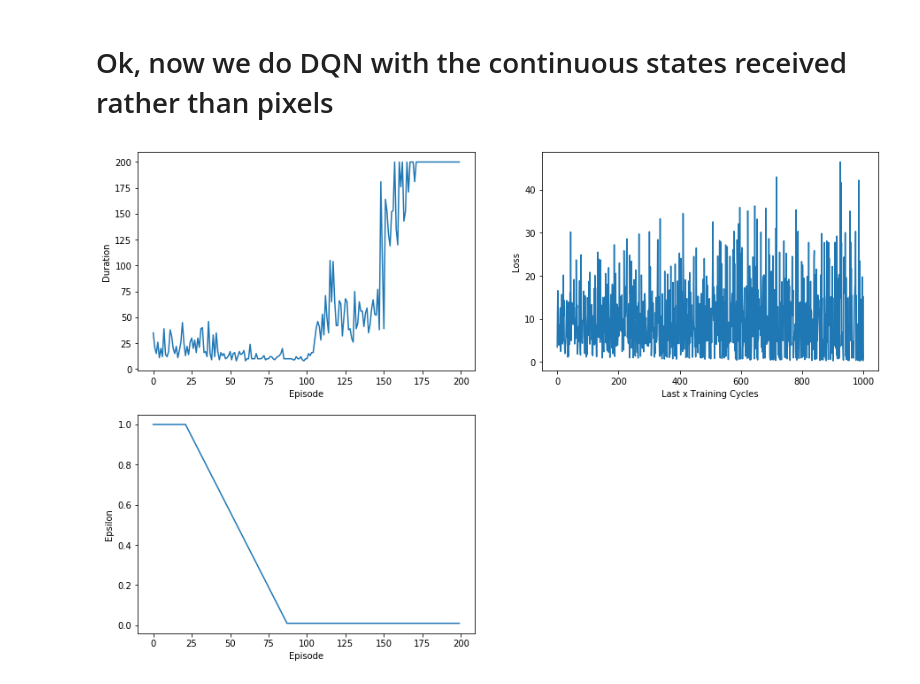
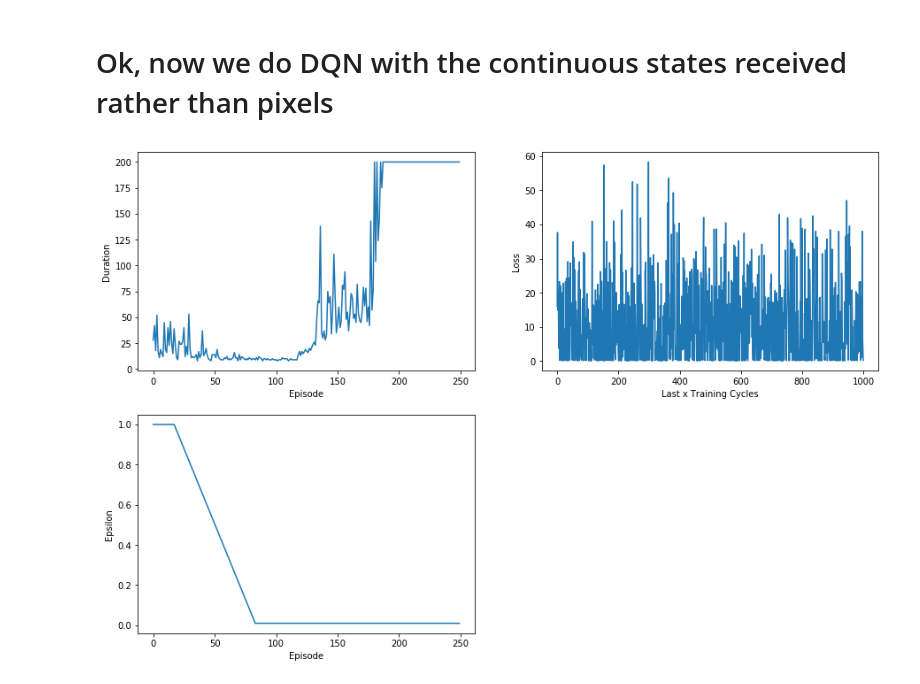
Before and after one commit to whathelll/Reinforcement-Learning, a Jupyter notebook: DQN/4-CartpoleDuelingDQN.ipynb, the cells around one changed output. Saved outputs shown, nothing was run; the diff lists cells and outputs as text; code cells hidden in the pictures.

```diff
--- a/DQN/4-CartpoleDuelingDQN.ipynb
+++ b/DQN/4-CartpoleDuelingDQN.ipynb
@@ -59,5 +21,0 @@ print(eps.increment().value())
-# %%
-Transition = namedtuple("Transition", ["s", "a", "s_1", "r", "done"])
-
-a = Transition([0, 1, 2, 3], 0, [4, 5, 6, 7], 0, True)
-print(a)
@@ -194,7 +78,7 @@ DQNLinear (
 # %%
 import copy
 class DQNLinearLearner(object):
-    def __init__(self, env=None, double_Q=False):
+    def __init__(self, double_Q=False):
         self.env = gym.make("CartPole-v0")
         self.epsilon = Epsilon(start=1.0, end=0.01, update_increment=0.015)
         self.gamma = 0.99
@@ -238,7 +122,7 @@ class DQNLinearLearner(object):
         self.s = self.env.reset()
 
     def train(self, nb_episodes=1, display=None):
-        self.env = gym.make("CartPole-v0")
+#         self.env = gym.make("CartPole-v0")
         self.epsilon.isTraining = True
         step = 0
 
@@ -330,35 +214,40 @@ class DQNLinearLearner(object):
             action = self.get_action(self.s)
             s_1, r, done, _ = self.env.step(action)
             episode_reward += r
             self.s = s_1
 
             if done:
                 break;
 
         self.env.close()
         print("Total Reward: ", episode_reward)
 
-env = gym.make("CartPole-v0")
-learner = DQNLinearLearner(env, double_Q=True)
+
+learner = DQNLinearLearner(double_Q=True)
 
 def show_chart(learner):
     plt.figure(figsize=(15,10))
     plt.subplot(2, 2, 1)
     plt.xlabel('Episode')
     plt.ylabel('Duration')
     plt.plot(learner.episode_rewards)
     plt.subplot(2, 2, 2)
     plt.xlabel('Last x Training Cycles')
     plt.ylabel('Loss')
     plt.plot(list(learner.l_tq_squared_error))
     plt.subplot(2, 2, 3)
     plt.xlabel('Episode')
     plt.ylabel('Epsilon')
     plt.plot(list(learner.epsilon_log))
     display.clear_output(wait=True)
     display.display(plt.gcf())
 
-%time learner.train(200, show_chart)
-# learner.train(1)
+%time learner.train(250, show_chart)
+
+# reward_history = RewardHistory()
+# for i in range(100):
+#     learner = DQNLinearLearner(double_Q=True)
+#     learner.train(175)
+#     reward_history.append(learner.episode_rewards)
 # %% [output]
-[figure, old version]
+[figure, new version]
```
Also changed, not shown: parts of 9 cells of this notebook, 8 other files.
